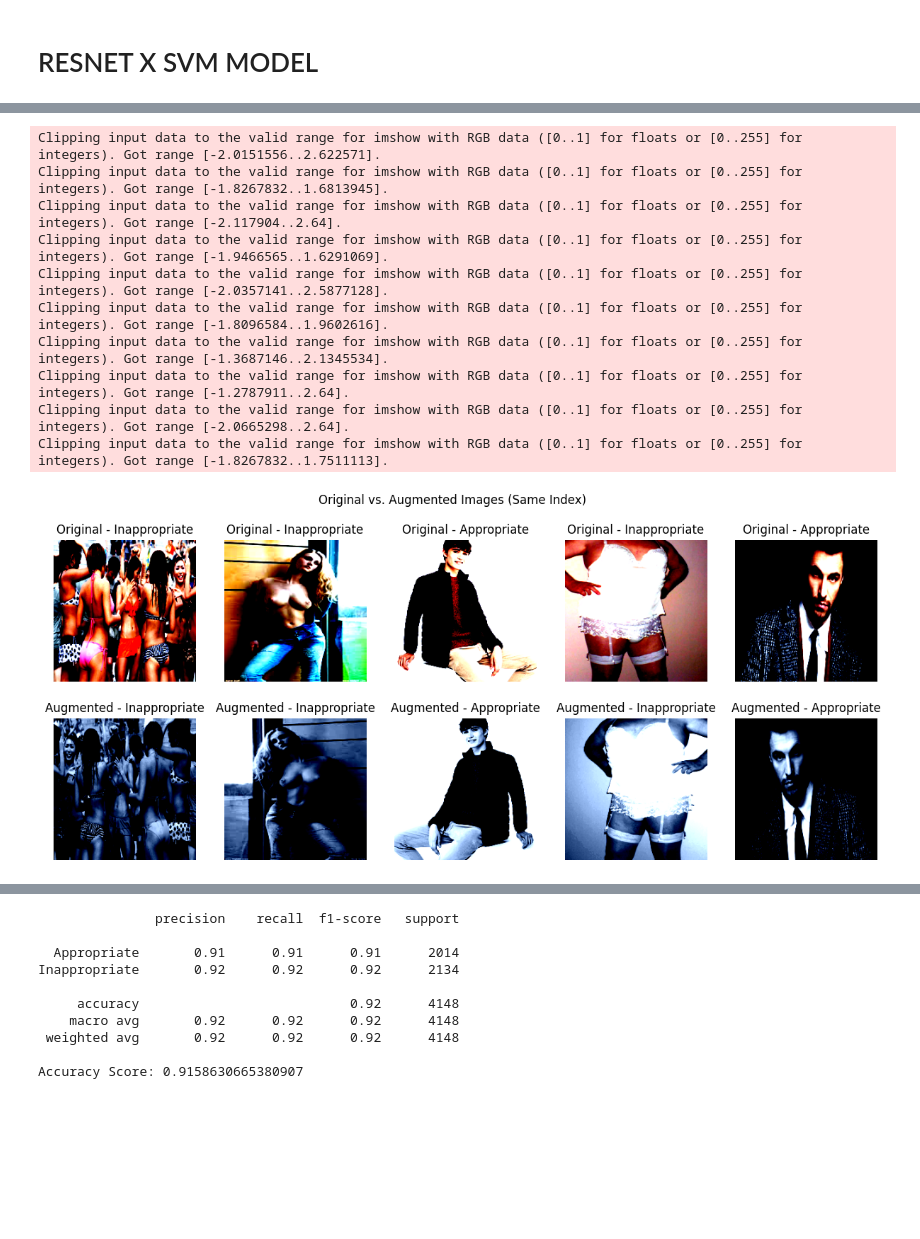
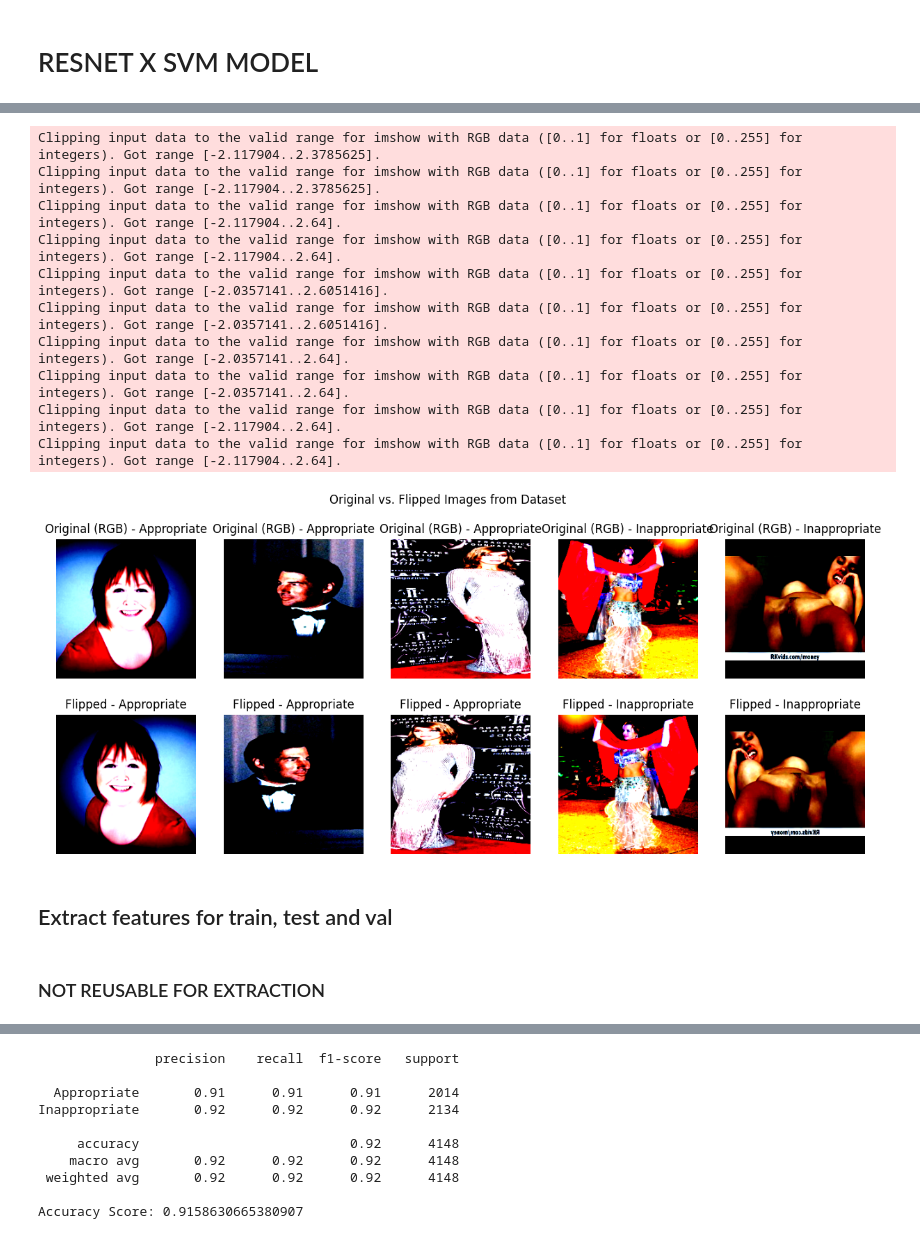
Before and after one commit to AzureSight/thesis_backend, a Jupyter notebook: FinalModels.ipynb, the cells around one changed output, grey strips where cells are left out. Cells and saved outputs as stored; diff of their text form; code cells hidden in the pictures; blank space fills up the shorter version.

```diff
--- a/FinalModels.ipynb
+++ b/FinalModels.ipynb
@@ -26,7 +26,7 @@ from sklearn.utils import shuffle
 
 
 # Dataset path
-dataset_path = "./train"
+dataset_path = "./cropped_full"
 if not os.path.exists(dataset_path):
     raise FileNotFoundError(f"Directory not found: {dataset_path}")
 
@@ -1522,59 +1516,64 @@ Balanced Test Dataset Size: 153
 # %%
 import matplotlib.pyplot as plt
 import torch
 import random
 from PIL import Image
+from torchvision import transforms
 
 # Set device
 device = torch.device("cuda" if torch.cuda.is_available() else "cpu")
 
-# Load dataset without augmentation to get original images
-dataset_original = ImageFolder(dataset_path, transform=val_test_transform)  # No augmentation
-
-# Function to show original vs. augmented images (same index)
-def show_original_vs_augmented(dataset_original, dataset_augmented, subset_indices, num_images=5):
+# Function to display original vs. augmented (flipped) images with mode check
+def show_original_vs_augmented(dataset_train, dataset_raw, num_images=5):
     fig, axes = plt.subplots(2, num_images, figsize=(15, 6))
 
-    for i, subset_idx in enumerate(subset_indices[:num_images]):  # Use the same indices
-        # Get original image file path and label
-        img_path, label = dataset_original.samples[subset_idx]
+    for i in range(num_images):
+        index = random.randint(0, len(dataset_train) // 2 - 1)  # Select from original images only
+        original_idx = index * 2  # Original image index
+        flipped_idx = original_idx + 1  # Flipped image index
 
-        # Load image using PIL and apply transformation (No augmentation)
-        img_original = Image.open(img_path).convert("RGB")
-        img_original = val_test_transform(img_original)  # Apply transformation (no augmentation)
-        img_original = img_original.permute(1, 2, 0).numpy()  # Convert to (H, W, C)
+        # Get original file path (before transformation)
+        img_path, label_original = dataset_raw.samples[index]
 
-        # Get augmented image using the same index from dataset_train
-        img_augmented, _ = dataset_augmented.dataset[subset_idx]  # Load from the original dataset
-        img_augmented = img_augmented.permute(1, 2, 0).numpy()
+        # Open original image with PIL
+        img_pil = Image.open(img_path)
+        mode_original = img_pil.mode  # Check mode
+
+        # Load images from dataset_train (already transformed)
+        img_original, label_original = dataset_train[original_idx]
+        img_flipped, label_flipped = dataset_train[flipped_idx]
+
+        # Convert tensors to numpy for display
+        img_original_np = img_original.permute(1, 2, 0).numpy()
+        img_flipped_np = img_flipped.permute(1, 2, 0).numpy()
 
         # Display original
-        axes[0, i].imshow(img_original)
-        axes[0, i].set_title(f"Original - {dataset_original.classes[label]}")
+        axes[0, i].imshow(img_original_np)
+        axes[0, i].set_title(f"Original ({mode_original}) - {dataset_raw.classes[label_original]}")
         axes[0, i].axis("off")
 
-        # Display augmented
-        axes[1, i].imshow(img_augmented)
-        axes[1, i].set_title(f"Augmented - {dataset_original.classes[label]}")
+        # Display flipped
+        axes[1, i].imshow(img_flipped_np)
+        axes[1, i].set_title(f"Flipped - {dataset_raw.classes[label_flipped]}")
         axes[1, i].axis("off")
 
-    plt.suptitle("Original vs. Augmented Images (Same Index)")
+    plt.suptitle("Original vs. Flipped Images from Dataset")
     plt.show()
 
-# Select random indices from the balanced dataset
-random_indices = random.sample(balanced_indices, 5)
 
-# Show images using the same indices
-show_original_vs_augmented(dataset_original, dataset_train, random_indices)
+# Show images using `dataset_train`
+show_original_vs_augmented(dataset_train, dataset_raw)
 # %% [output]
-Clipping input data to the valid range for imshow with RGB data ([0..1] for floats or [0..255] for integers). Got range [-2.0151556..2.622571].
-Clipping input data to the valid range for imshow with RGB data ([0..1] for floats or [0..255] for integers). Got range [-1.8267832..1.6813945].
+Clipping input data to the valid range for imshow with RGB data ([0..1] for floats or [0..255] for integers). Got range [-2.117904..2.3785625].
+Clipping input data to the valid range for imshow with RGB data ([0..1] for floats or [0..255] for integers). Got range [-2.117904..2.3785625].
 Clipping input data to the valid range for imshow with RGB data ([0..1] for floats or [0..255] for integers). Got range [-2.117904..2.64].
-Clipping input data to the valid range for imshow with RGB data ([0..1] for floats or [0..255] for integers). Got range [-1.9466565..1.6291069].
-Clipping input data to the valid range for imshow with RGB data ([0..1] for floats or [0..255] for integers). Got range [-2.0357141..2.5877128].
-Clipping input data to the valid range for imshow with RGB data ([0..1] for floats or [0..255] for integers). Got range [-1.8096584..1.9602616].
-Clipping input data to the valid range for imshow with RGB data ([0..1] for floats or [0..255] for integers). Got range [-1.3687146..2.1345534].
-Clipping input data to the valid range for imshow with RGB data ([0..1] for floats or [0..255] for integers). Got range [-1.2787911..2.64].
-Clipping input data to the valid range for imshow with RGB data ([0..1] for floats or [0..255] for integers). Got range [-2.0665298..2.64].
-Clipping input data to the valid range for imshow with RGB data ([0..1] for floats or [0..255] for integers). Got range [-1.8267832..1.7511113].
+Clipping input data to the valid range for imshow with RGB data ([0..1] for floats or [0..255] for integers). Got range [-2.117904..2.64].
+Clipping input data to the valid range for imshow with RGB data ([0..1] for floats or [0..255] for integers). Got range [-2.0357141..2.6051416].
+Clipping input data to the valid range for imshow with RGB data ([0..1] for floats or [0..255] for integers). Got range [-2.0357141..2.6051416].
+Clipping input data to the valid range for imshow with RGB data ([0..1] for floats or [0..255] for integers). Got range [-2.0357141..2.64].
+Clipping input data to the valid range for imshow with RGB data ([0..1] for floats or [0..255] for integers). Got range [-2.0357141..2.64].
+Clipping input data to the valid range for imshow with RGB data ([0..1] for floats or [0..255] for integers). Got range [-2.117904..2.64].
+Clipping input data to the valid range for imshow with RGB data ([0..1] for floats or [0..255] for integers). Got range [-2.117904..2.64].
-[figure, old version]
+[figure, new version]
+# %% [markdown]
+## Extract features for train, test and val
@@ -1581,3 +1601,5 @@ Clipping input data to the valid range for imshow with RGB data ([0..1] for floa
+# %% [markdown]
+### NOT REUSABLE FOR EXTRACTION
 # %%
 features = []
 labels_list = []
```
Also changed, not shown: parts of 25 cells of this notebook, 12 other files.
